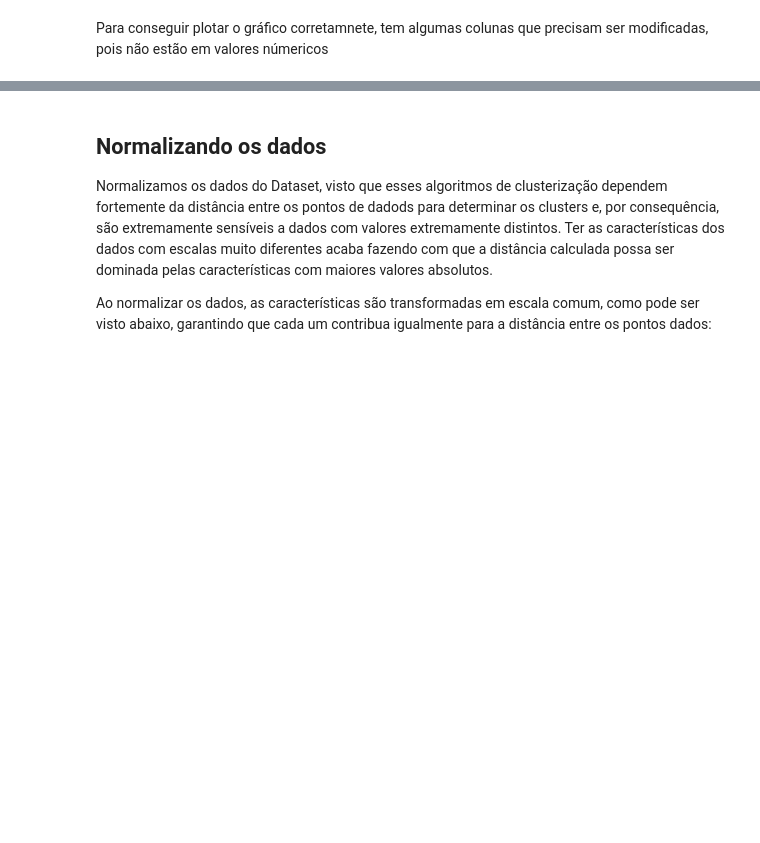
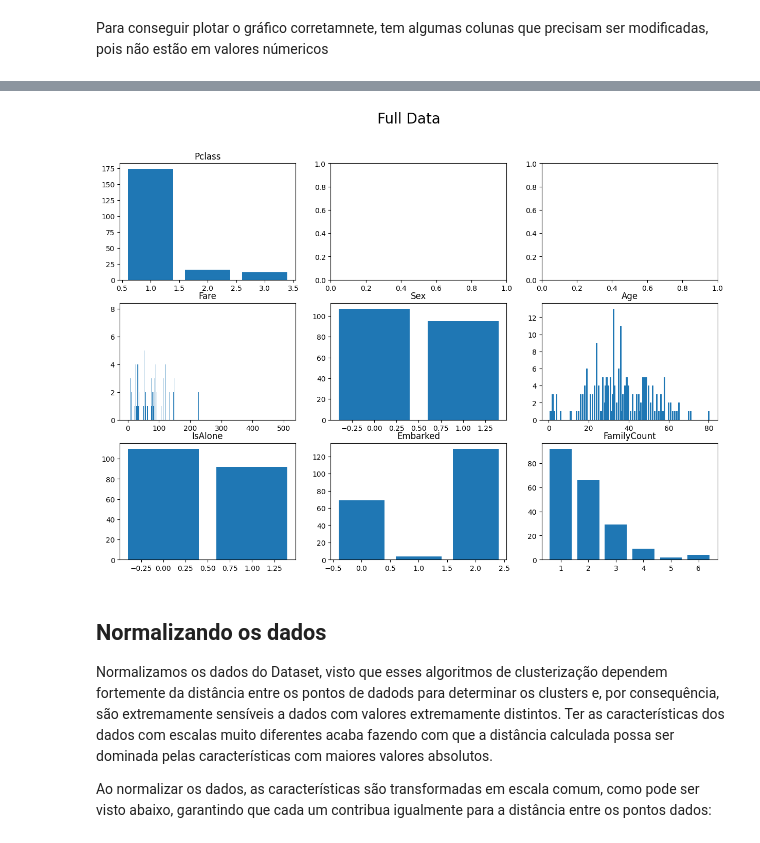
Before and after one commit to Quote023/IF684-Sistemas_Inteligentes_II, a Jupyter notebook: mini_projetos/mini_projeto3.ipynb, the cells around one changed output, grey strips where cells are left out. Saved outputs shown, nothing was run; the diff lists cells and outputs as text; code cells hidden in the pictures; blank space fills up the shorter version.

```diff
--- a/mini_projetos/mini_projeto3.ipynb
+++ b/mini_projetos/mini_projeto3.ipynb
@@ -96,3 +125,20 @@ trainData.head()
+# %%
+count = len(trainData.columns)
+width = 3
+figure, axis = plt.subplots(int(np.ceil(count/width)), width, figsize=(15, 10))
+figure.suptitle("Full Data", fontsize=20)
+
+for i,attr in enumerate(trainData.columns):
+    x,y = [int(np.ceil(i/width)), int(np.ceil(i % width))]
+    labels = trainData[attr].astype(float).unique()
+    labels.sort()
+    values = trainData[attr].value_counts().sort_index()
+    axis[x,y].bar(labels, values)
+    axis[x,y].set_title(attr)
+
+plt.show()
+# %% [output]
+[figure, added]
 # %% [markdown]
 ## Normalizando os dados
 Normalizamos os dados do Dataset, visto que esses algoritmos de clusterização dependem fortemente da distância entre os pontos de dadods para determinar os clusters e, por consequência, são extremamente sensíveis a dados com valores extremamente distintos. Ter as características dos dados com escalas muito diferentes acaba fazendo com que a distância calculada possa ser dominada pelas características com maiores valores absolutos.
```
Also changed, not shown: parts of 8 cells of this notebook.
